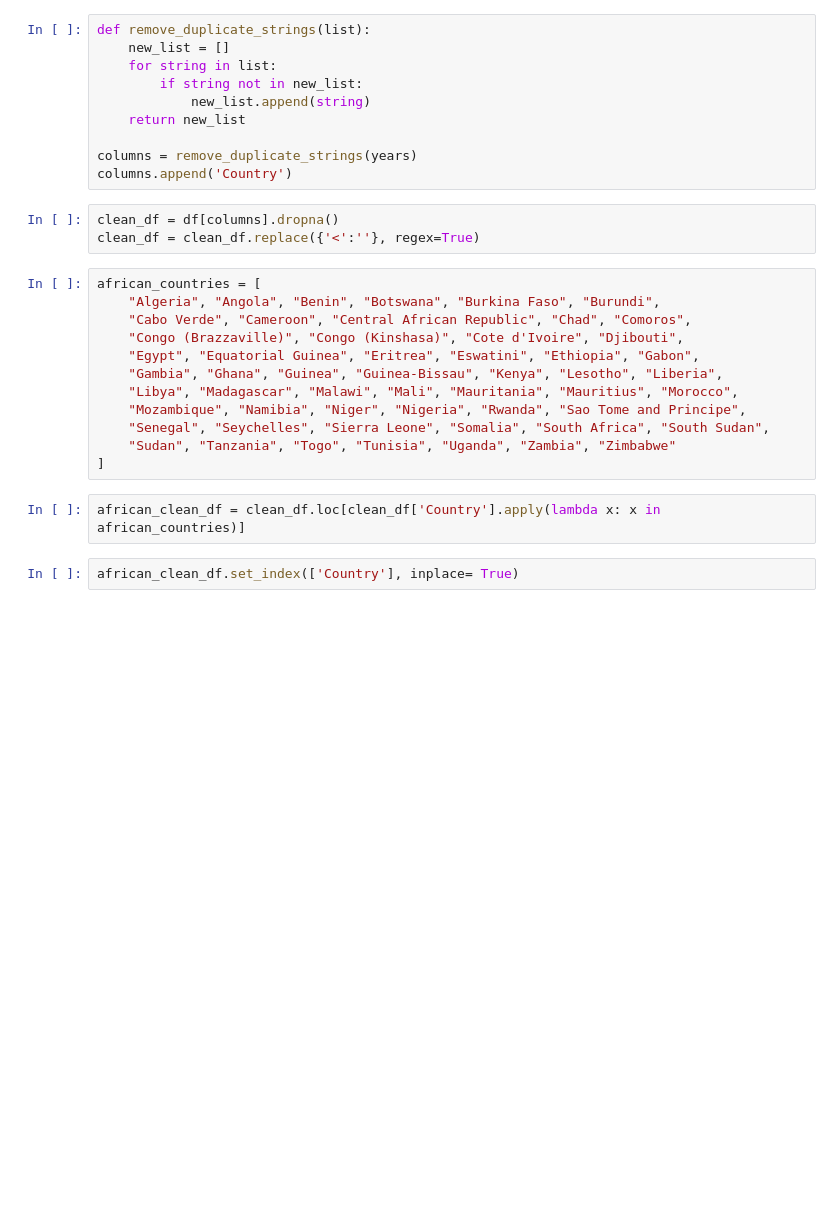
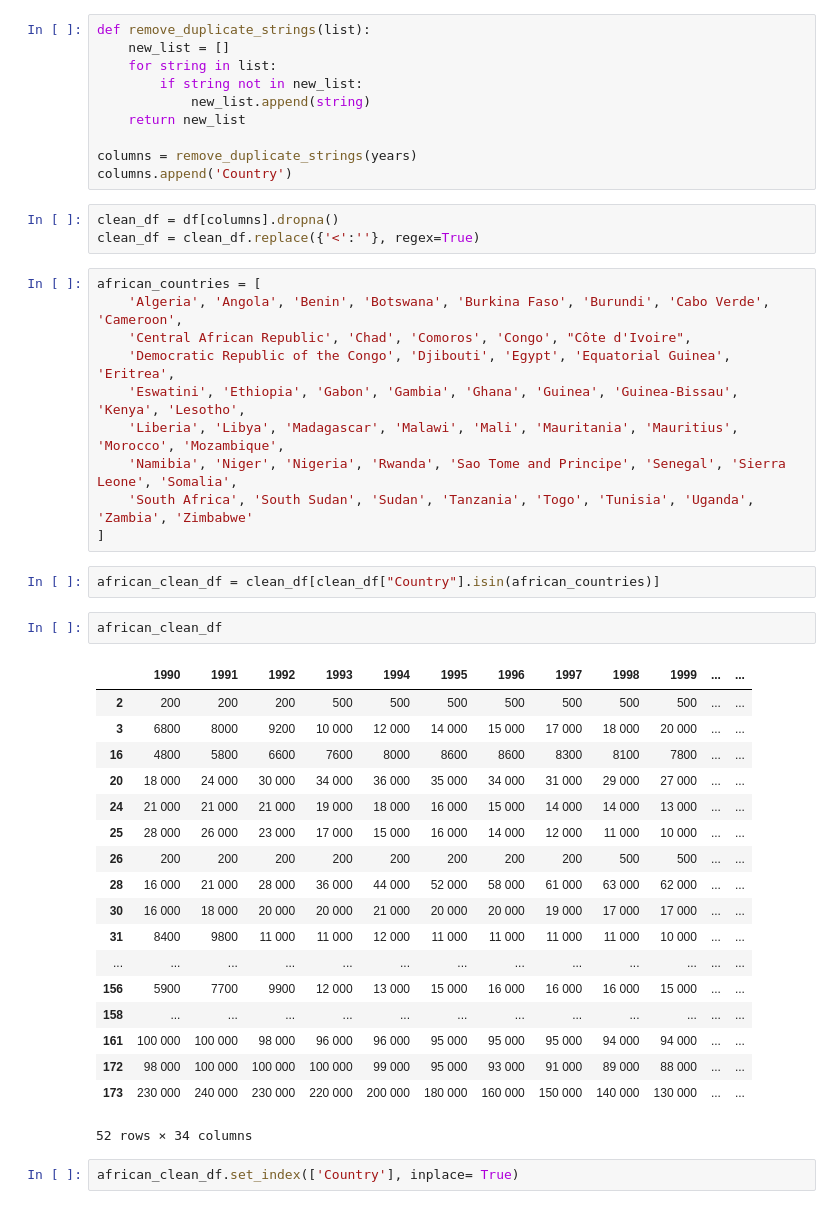
Before and after one commit to KTerhuja-2/HIV_cases, a Jupyter notebook: experiment.ipynb, the cells around one changed output. Cells and saved outputs as stored; diff of their text form; blank space fills up the shorter version.

```diff
--- a/experiment.ipynb
+++ b/experiment.ipynb
@@ -29,18 +27,37 @@ clean_df = df[columns].dropna()
 clean_df = clean_df.replace({'<':''}, regex=True)
 # %%
 african_countries = [
-    "Algeria", "Angola", "Benin", "Botswana", "Burkina Faso", "Burundi",
-    "Cabo Verde", "Cameroon", "Central African Republic", "Chad", "Comoros",
-    "Congo (Brazzaville)", "Congo (Kinshasa)", "Cote d'Ivoire", "Djibouti",
-    "Egypt", "Equatorial Guinea", "Eritrea", "Eswatini", "Ethiopia", "Gabon",
-    "Gambia", "Ghana", "Guinea", "Guinea-Bissau", "Kenya", "Lesotho", "Liberia",
-    "Libya", "Madagascar", "Malawi", "Mali", "Mauritania", "Mauritius", "Morocco",
-    "Mozambique", "Namibia", "Niger", "Nigeria", "Rwanda", "Sao Tome and Principe",
-    "Senegal", "Seychelles", "Sierra Leone", "Somalia", "South Africa", "South Sudan",
-    "Sudan", "Tanzania", "Togo", "Tunisia", "Uganda", "Zambia", "Zimbabwe"
+    'Algeria', 'Angola', 'Benin', 'Botswana', 'Burkina Faso', 'Burundi', 'Cabo Verde', 'Cameroon',
+    'Central African Republic', 'Chad', 'Comoros', 'Congo', "Côte d'Ivoire",
+    'Democratic Republic of the Congo', 'Djibouti', 'Egypt', 'Equatorial Guinea', 'Eritrea',
+    'Eswatini', 'Ethiopia', 'Gabon', 'Gambia', 'Ghana', 'Guinea', 'Guinea-Bissau', 'Kenya', 'Lesotho',
+    'Liberia', 'Libya', 'Madagascar', 'Malawi', 'Mali', 'Mauritania', 'Mauritius', 'Morocco', 'Mozambique',
+    'Namibia', 'Niger', 'Nigeria', 'Rwanda', 'Sao Tome and Principe', 'Senegal', 'Sierra Leone', 'Somalia',
+    'South Africa', 'South Sudan', 'Sudan', 'Tanzania', 'Togo', 'Tunisia', 'Uganda', 'Zambia', 'Zimbabwe'
 ]
 # %%
-african_clean_df = clean_df.loc[clean_df['Country'].apply(lambda x: x in african_countries)]
+african_clean_df = clean_df[clean_df["Country"].isin(african_countries)]
+# %%
+african_clean_df
+# %% [output]
+|  | 1990 | 1991 | 1992 | 1993 | 1994 | 1995 | 1996 | 1997 | 1998 | 1999 | ... | ... |
+| 2 | 200 | 200 | 200 | 500 | 500 | 500 | 500 | 500 | 500 | 500 | ... | ... |
+| 3 | 6800 | 8000 | 9200 | 10 000 | 12 000 | 14 000 | 15 000 | 17 000 | 18 000 | 20 000 | ... | ... |
+| 16 | 4800 | 5800 | 6600 | 7600 | 8000 | 8600 | 8600 | 8300 | 8100 | 7800 | ... | ... |
+| 20 | 18 000 | 24 000 | 30 000 | 34 000 | 36 000 | 35 000 | 34 000 | 31 000 | 29 000 | 27 000 | ... | ... |
+| 24 | 21 000 | 21 000 | 21 000 | 19 000 | 18 000 | 16 000 | 15 000 | 14 000 | 14 000 | 13 000 | ... | ... |
+| 25 | 28 000 | 26 000 | 23 000 | 17 000 | 15 000 | 16 000 | 14 000 | 12 000 | 11 000 | 10 000 | ... | ... |
+| 26 | 200 | 200 | 200 | 200 | 200 | 200 | 200 | 200 | 500 | 500 | ... | ... |
+| 28 | 16 000 | 21 000 | 28 000 | 36 000 | 44 000 | 52 000 | 58 000 | 61 000 | 63 000 | 62 000 | ... | ... |
+| 30 | 16 000 | 18 000 | 20 000 | 20 000 | 21 000 | 20 000 | 20 000 | 19 000 | 17 000 | 17 000 | ... | ... |
+| 31 | 8400 | 9800 | 11 000 | 11 000 | 12 000 | 11 000 | 11 000 | 11 000 | 11 000 | 10 000 | ... | ... |
+| ... | ... | ... | ... | ... | ... | ... | ... | ... | ... | ... | ... | ... |
+| 156 | 5900 | 7700 | 9900 | 12 000 | 13 000 | 15 000 | 16 000 | 16 000 | 16 000 | 15 000 | ... | ... |
+| 158 | ... | ... | ... | ... | ... | ... | ... | ... | ... | ... | ... | ... |
+| 161 | 100 000 | 100 000 | 98 000 | 96 000 | 96 000 | 95 000 | 95 000 | 95 000 | 94 000 | 94 000 | ... | ... |
+| 172 | 98 000 | 100 000 | 100 000 | 100 000 | 99 000 | 95 000 | 93 000 | 91 000 | 89 000 | 88 000 | ... | ... |
+| 173 | 230 000 | 240 000 | 230 000 | 220 000 | 200 000 | 180 000 | 160 000 | 150 000 | 140 000 | 130 000 | ... | ... |
+52 rows × 34 columns
 # %%
 african_clean_df.set_index(['Country'], inplace= True)
 # %%
```
Also changed, not shown: parts of 6 cells of this notebook, 1 other file.
